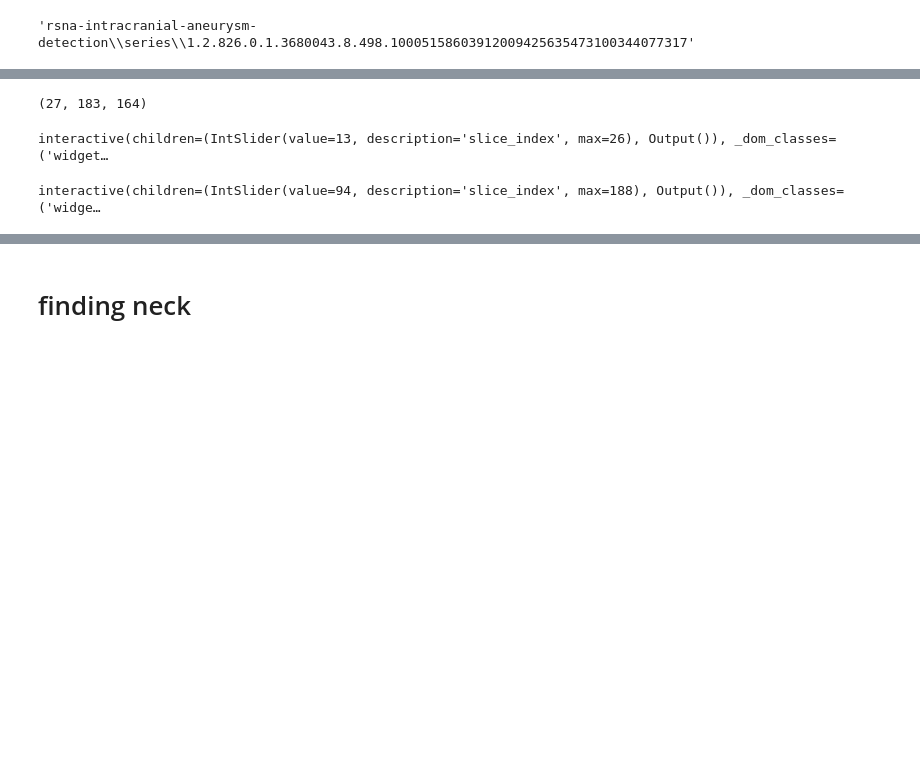
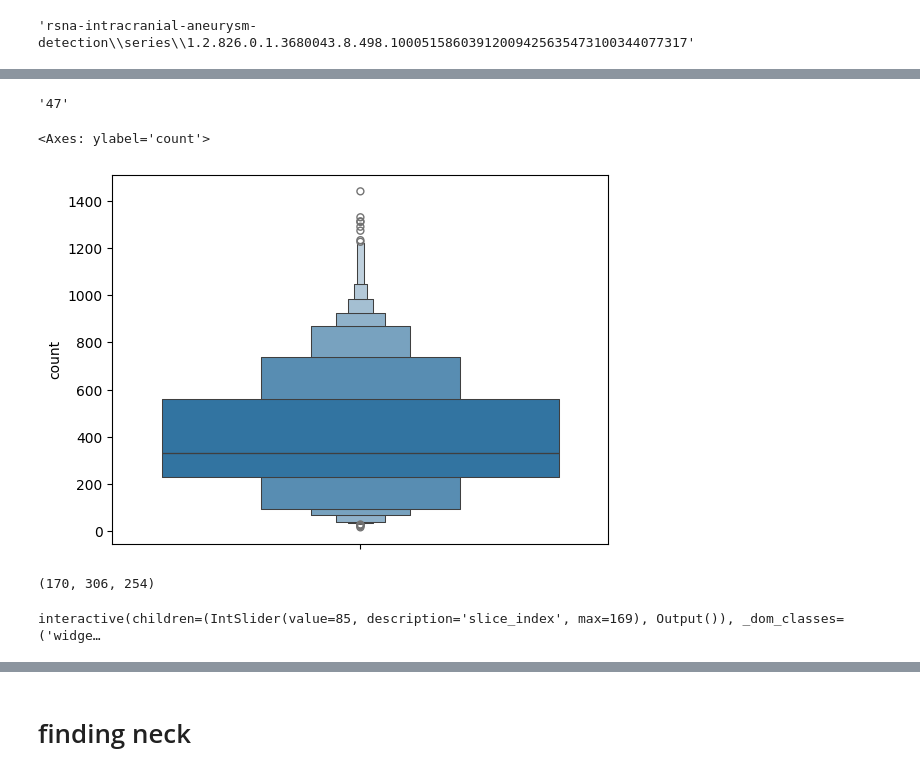
Before and after one commit to BhaveshSolanki32/Aneurysm_detection, a Jupyter notebook: test.ipynb, the cells around one changed output, grey strips where cells are left out. Saved outputs shown, nothing was run; the diff lists cells and outputs as text; code cells hidden in the pictures; blank space fills up the shorter version.

Commit message:
preprocessed cta data

```diff
--- a/test.ipynb
+++ b/test.ipynb
@@ -817,13 +851,18 @@ folder
+# %%
+t_f.InstanceNumber
+# %% [output]
+'47'
+# %%
+sns.boxenplot(df_ct['SeriesInstanceUID'].value_counts())
+# %% [output]
+<Axes: ylabel='count'>
+[figure, added]
 # %%
-vol = preprocess_cta_scan(os.path.join(f,'1.2.826.0.1.3680043.8.498.10005158603912009425635473100344077317'))
+vol = preprocess_cta_scan(os.path.join(f,'1.2.826.0.1.3680043.8.498.10034081836061566510187499603024895557'))
 vol.shape
 # %% [output]
-(27, 183, 164)
+(170, 306, 254)
-# %%
-view_3d_volume(vol)
-# %% [output]
-interactive(children=(IntSlider(value=13, description='slice_index', max=26), Output()), _dom_classes=('widget…
-# %%
-view_3d_volume(vol)
-# %% [output]
-interactive(children=(IntSlider(value=94, description='slice_index', max=188), Output()), _dom_classes=('widge…
+# %%
+view_3d_volume(vol)
+# %% [output]
+interactive(children=(IntSlider(value=85, description='slice_index', max=169), Output()), _dom_classes=('widge…
```
Also changed, not shown: parts of 32 cells of this notebook, 5 other files.
